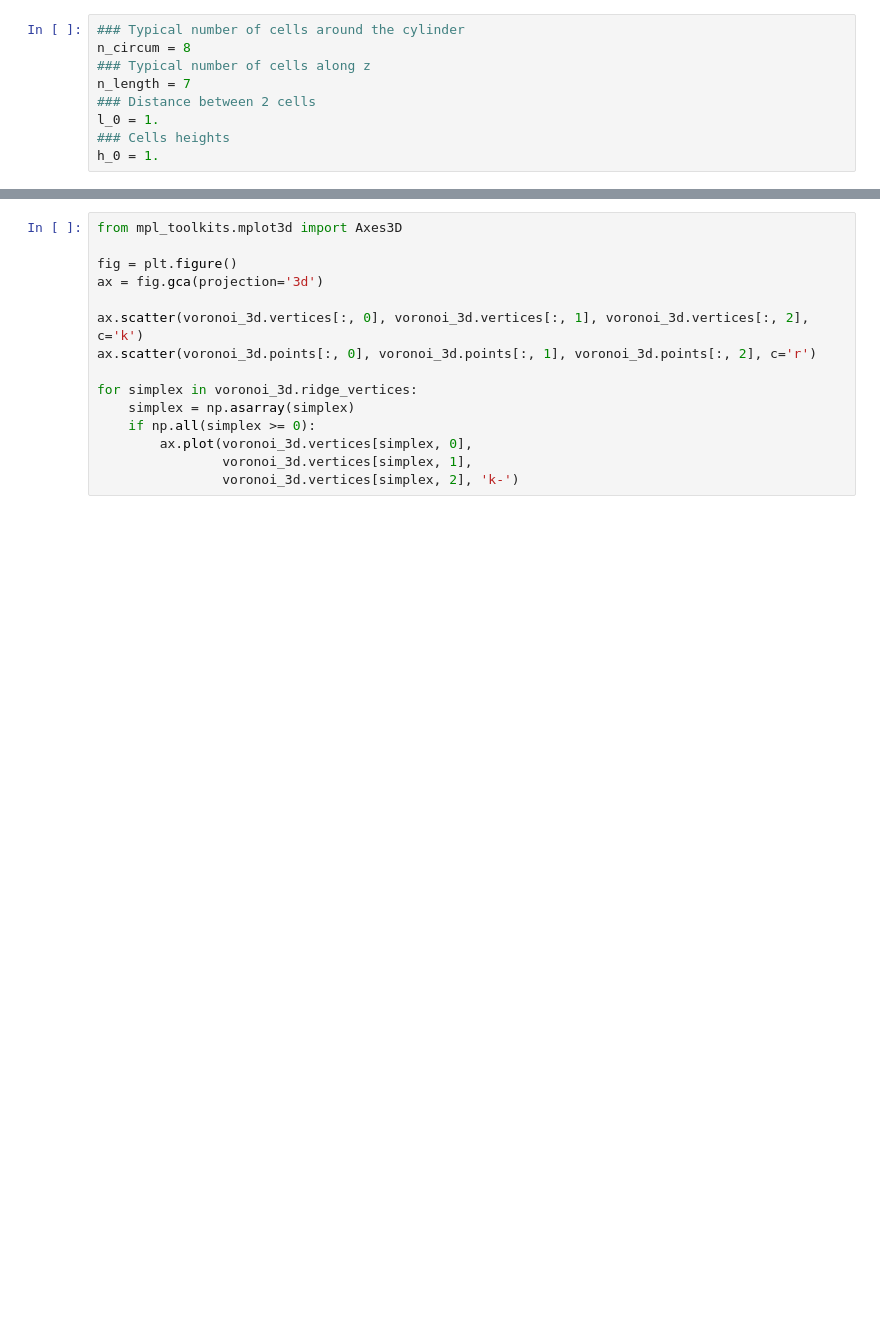
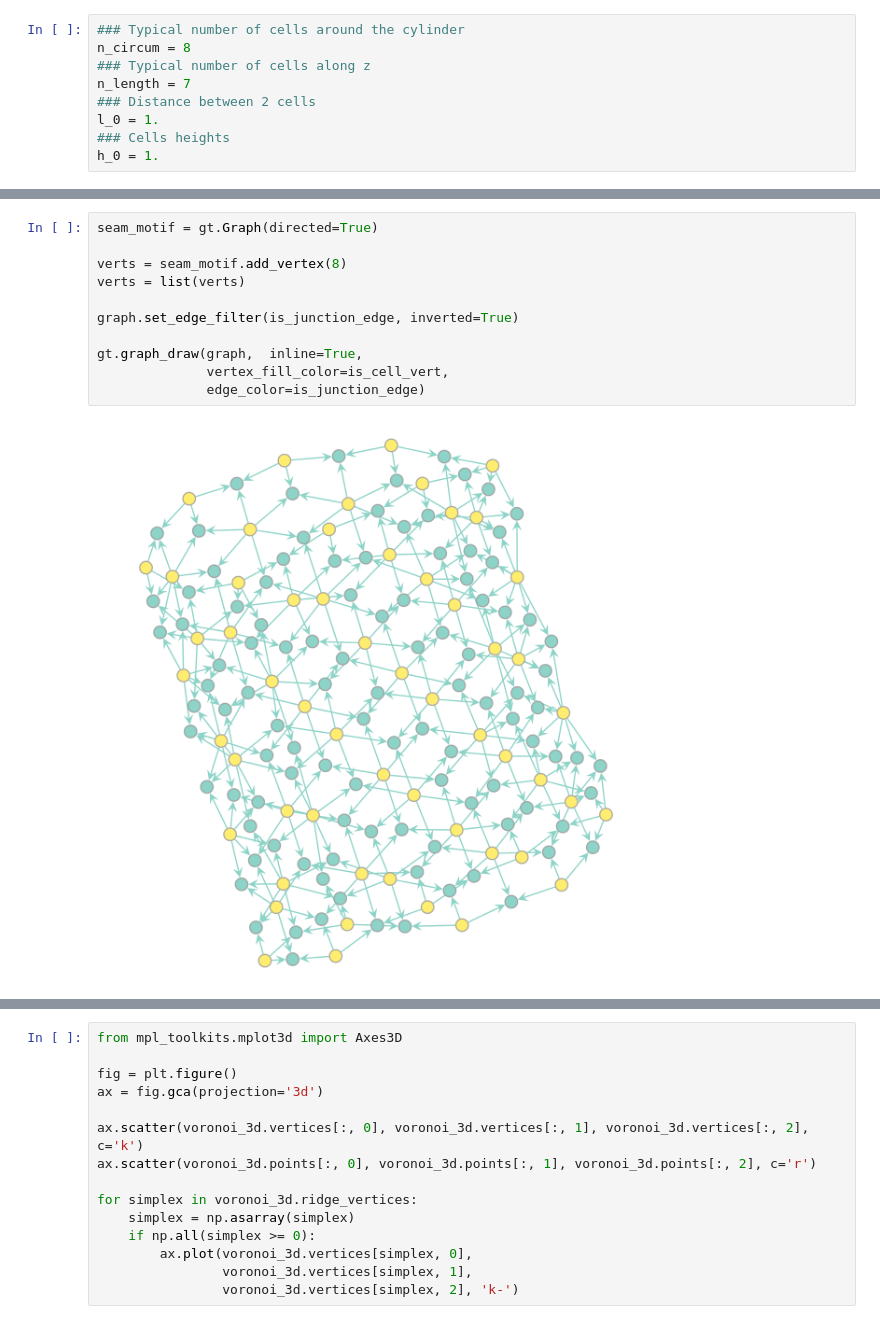
Before and after one commit to glyg/leg-joint, a Jupyter notebook: notebooks/Generation.ipynb, the cells around one changed output, grey strips where cells are left out. Drawn from its saved outputs; the diff is of its cells as text; blank space fills up the shorter version.

```diff
--- a/notebooks/Generation.ipynb
+++ b/notebooks/Generation.ipynb
@@ -178,0 +195,13 @@ voronoi.vertices[17], voronoi_r.vertices[11]
+# %%
+seam_motif = gt.Graph(directed=True)
+
+verts = seam_motif.add_vertex(8)
+verts = list(verts)
+
+graph.set_edge_filter(is_junction_edge, inverted=True)
+
+gt.graph_draw(graph,  inline=True,
+              vertex_fill_color=is_cell_vert,
+              edge_color=is_junction_edge)
+# %% [output]
+[figure, added]
```
Also changed, not shown: parts of 25 cells of this notebook.
